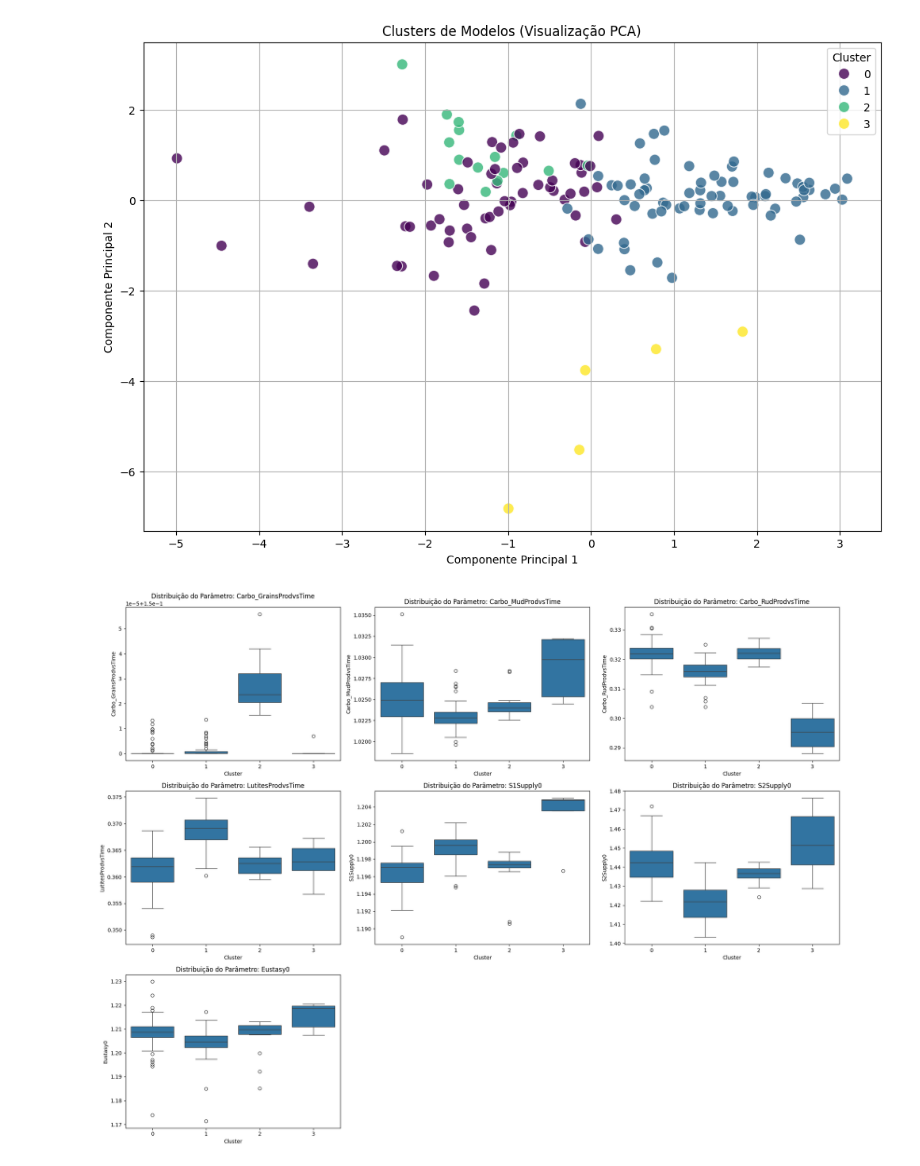
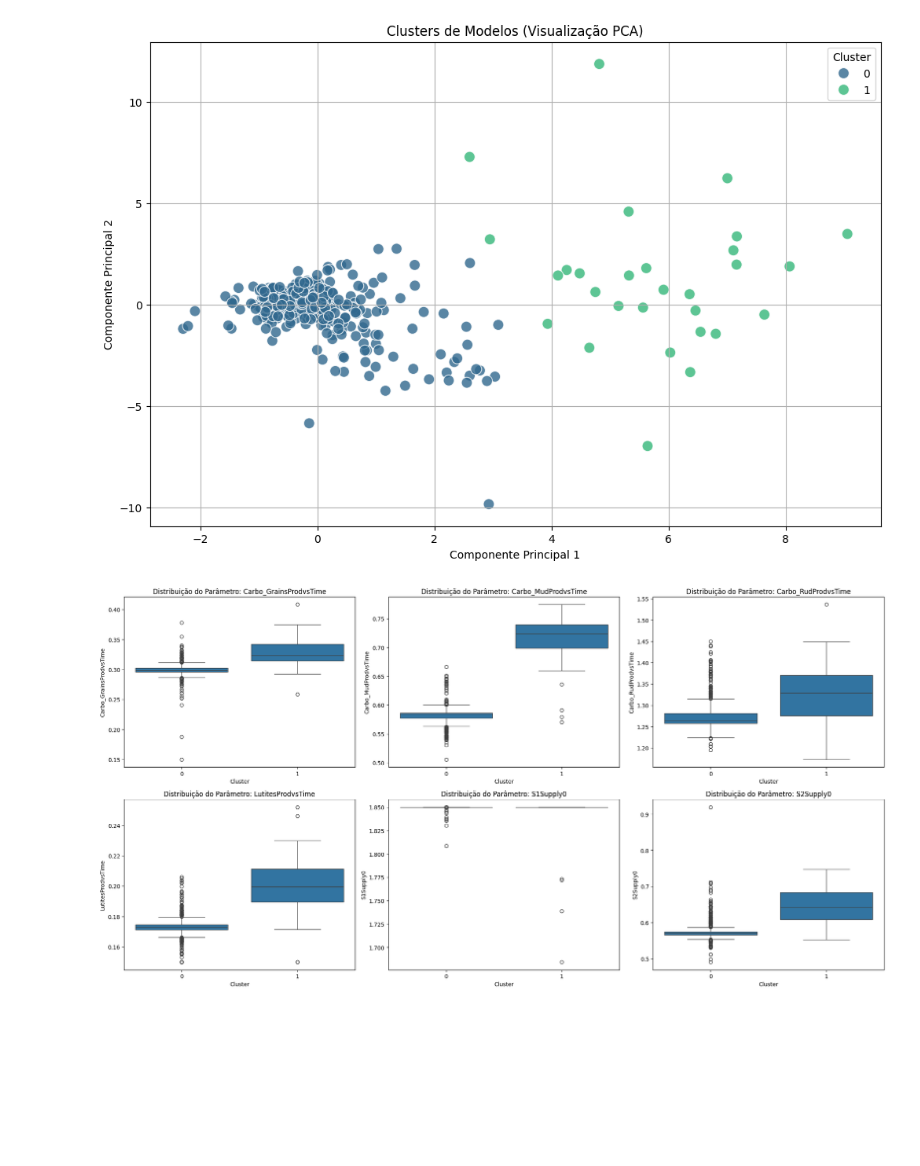
Before and after one commit to cadumedeiros/of_analysis, a Jupyter notebook: analysis.ipynb, the cells around one changed output. Saved outputs shown, nothing was run; the diff lists cells and outputs as text; code cells hidden in the pictures; blank space fills up the shorter version.

Commit message:
visualization best simulations

```diff
--- a/analysis.ipynb
+++ b/analysis.ipynb
@@ -9,7 +9,7 @@ from sklearn.cluster import KMeans
 from sklearn.metrics import silhouette_score
 # %%
 # --- Passo 1: Carregar e Preparar os Dados ---
-file_path = '5Pocos_7Param.xlsx'
+file_path = '5Pocos_SemEustasia.xlsx'
 df = pd.read_excel(file_path)
 
 # Limpar colunas desnecessárias
@@ -21,9 +21,18 @@ if 'Unnamed: 0' in df_cleaned.columns:
 
 
 # Selecionar os melhores modelos (menor 'OF Value')
-n_best = int(len(df_cleaned) * 0.1)
+n_best = int(len(df_cleaned) * 0.3)
 best_models = df_cleaned.nsmallest(n_best, 'OF Value').copy()
 parameters = best_models.drop(['OF Value', 'Simulation'], axis=1)
+
+plt.figure(figsize=(10, 6))
+plt.plot(df_cleaned['Simulation'], df_cleaned['OF Value'], marker='o',  linestyle='None')
+plt.plot(best_models['Simulation'], best_models['OF Value'], marker='o',  linestyle='None')
+plt.xlabel('Simulations')
+plt.ylabel('OF Value')
+plt.title('Porcentagem de modelos')
+plt.grid(True)
+plt.show()
 
 # Separar os parâmetros (X) do valor da função objetivo (y)
 X = best_models.drop(['OF Value', 'Simulation'], axis=1)
@@ -85,37 +95,37 @@ Variância explicada acumulada pelos componentes: 0.99
 # %%
 # --- Passo 5: Aplicar o Clustering K-Means ---
 # Escolha o 'k' ideal com base nos gráficos (onde o cotovelo se forma ou a silhueta é máxima)
-optimal_k = 4
+optimal_k = 2
 kmeans = KMeans(n_clusters=optimal_k, random_state=42, n_init=10)
 best_models['Cluster'] = kmeans.fit_predict(X_pca)
 
 # --- Passo 6: Visualizar e Interpretar os Resultados ---
 
 # Visualizar os clusters no espaço PCA
 plt.figure(figsize=(12, 8))
 sns.scatterplot(x=X_pca[:, 0], y=X_pca[:, 1], hue=best_models['Cluster'], palette='viridis', s=100, alpha=0.8)
 plt.title('Clusters de Modelos (Visualização PCA)')
 plt.xlabel('Componente Principal 1')
 plt.ylabel('Componente Principal 2')
 plt.legend(title='Cluster')
 plt.grid(True)
 plt.show()
 
 # Analisar a distribuição dos parâmetros em cada cluster
 X_with_clusters = X.copy()
 X_with_clusters['Cluster'] = best_models['Cluster']
 
 # Criar boxplots para cada parâmetro
 plt.figure(figsize=(20, 15))
 for i, column in enumerate(X.columns):
     plt.subplot(3, 3, i + 1) # Ajuste o layout se tiver mais parâmetros
     sns.boxplot(x='Cluster', y=column, data=X_with_clusters)
     plt.title(f'Distribuição do Parâmetro: {column}')
 plt.tight_layout()
 plt.show()
 # %% [output]
-[figure, old version]
+[figure, new version]
-[figure, old version]
+[figure, new version]
 # %%
 # --- Passo 5: Gerar o Ficheiro CSV Final ---
 # Ordenar os resultados por cluster para facilitar a sua análise
```
Also changed, not shown: parts of 3 cells of this notebook, 2 other files.
